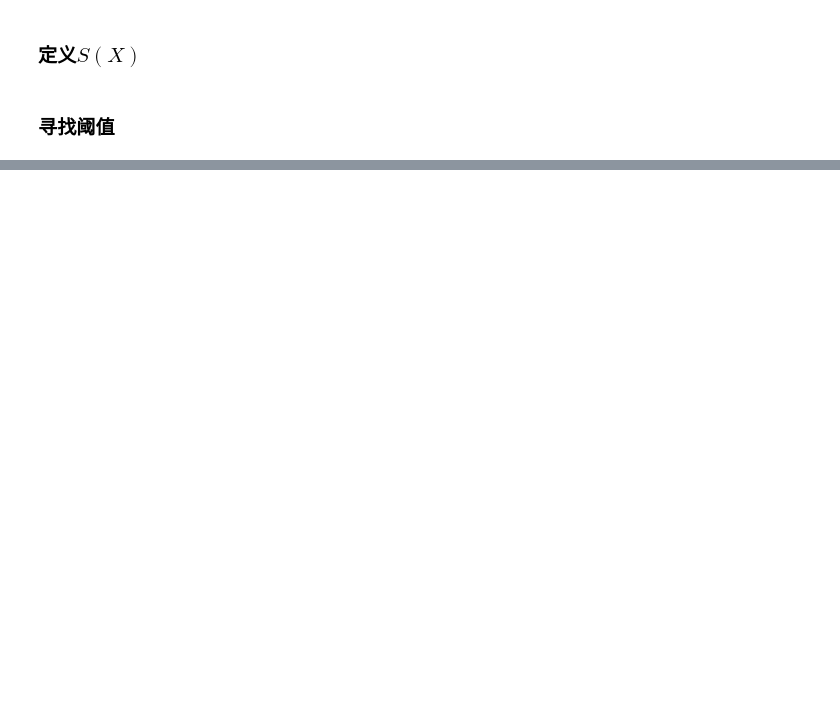
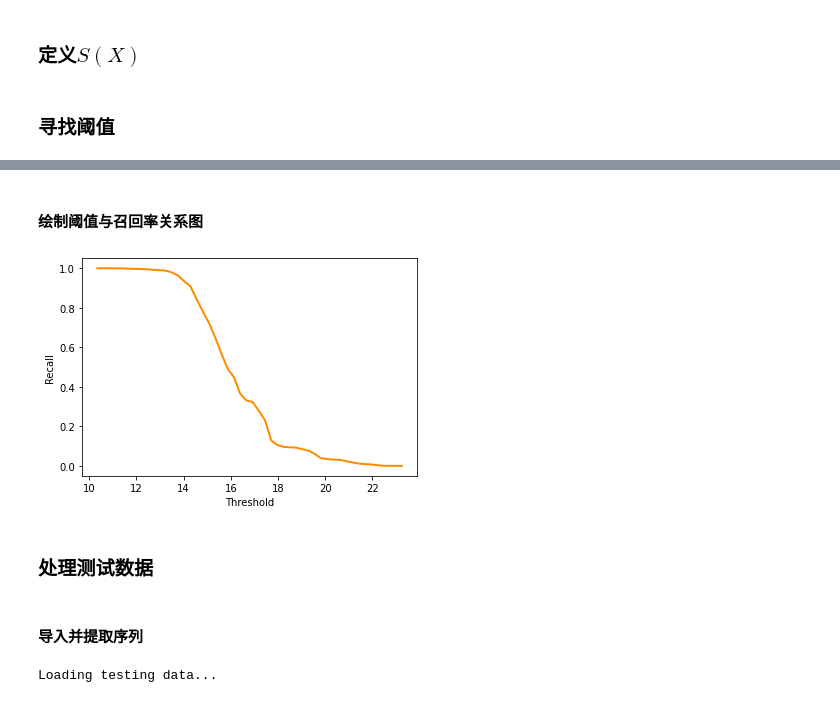
Before and after one commit to LudensZhang/bioinformatic_data_mining, a Jupyter notebook: WAM_for_function_finding.ipynb, the cells around one changed output, grey strips where cells are left out. Cells and saved outputs as stored; diff of their text form; code cells hidden in the pictures; blank space fills up the shorter version.

```diff
--- a/WAM_for_function_finding.ipynb
+++ b/WAM_for_function_finding.ipynb
@@ -74,13 +76,13 @@ for train_file in tqdm(train_files):
                     forward_base = seq[int(position) - 1 + (i - 3)]
                     site_forward_count.loc[i-2, forward_base, base] += 1
 
-        # for i in range(len(seq)-1):    # 统计背景碱基当前一个碱基确定时的数目
-        #     base = seq[i+1]
-        #     forward_base = seq[i]
-        #     try:    # 越过'n'
-        #         background_forward_count.loc[forward_base, base] += 1
-        #     except:
-        #         continue
+        for i in range(len(seq)-1):    # 统计背景碱基当前一个碱基确定时的数目
+            base = seq[i+1]
+            forward_base = seq[i]
+            try:    # 越过'n'
+                background_forward_count.loc[forward_base, base] += 1
+            except:
+                continue
 
         whole_seq += seq
 # %% [output]
@@ -167,10 +193,10 @@ matrix_forward_neg
 ### 定义$S(X)$
 # %%
 def WAMDecisionFunction(seq):
-    score = np.log(matrix_pos.loc[-3, seq[0]]/matrix_neg.loc[-3, seq[0]])
+    score = (np.log(matrix_pos.loc[-3, seq[0]] + 1)/matrix_neg.loc[-3, seq[0]])
 
     for i in range(8):
-        score += np.log(matrix_forward_pos.loc[i-2, seq[i], seq[i+1]]/matrix_forward_neg.loc[seq[i], seq[i+1]])
+        score += (np.log(matrix_forward_pos.loc[i-2, seq[i], seq[i+1]] + 1))/matrix_forward_neg.loc[seq[i], seq[i+1]]
 
     return float(score)
 # %% [markdown]
@@ -180,5 +206,5 @@ def WAMDecisionFunction(seq):
 # %%
-print('Calculating scores for each sequence...')
-
-score_list = [WAMDecisionFunction(seq) for seq in tqdm(site_seqs)]
+scores = [WAMDecisionFunction(seq) for seq in site_seqs]
+scores = np.array(scores)
+scores
 # %% [output]
@@ -210,0 +215,6 @@ array([ True,  True,  True, ...,  True,  True,  True])
+# %%
+threshold = np.linspace(scores.min(), scores.max(), 50)
+
+recall = [np.sum(scores > thr)/scores.shape for thr in threshold]
+recall = np.array(recall).reshape(-1)
+recall
@@ -210,0 +235,48 @@ array([ True,  True,  True, ...,  True,  True,  True])
+# %% [markdown]
+#### 绘制阈值与召回率关系图
+# %%
+plt.figure()
+lw = 2
+plt.plot(
+    threshold,
+    recall,
+    color = 'darkorange',
+    lw = lw,
+    )
+plt.xlabel('Threshold')
+plt.ylabel('Recall')
+plt.show()
+# %% [output]
+[figure, added]
+# %% [markdown]
+### 处理测试数据
+# %% [markdown]
+#### 导入并提取序列
+# %%
+test_site_seqs = []
+test_normal_seqs = []
+
+print('Loading testing data...')
+
+for test_file in tqdm(test_files):
+    with open(train_path + '/' + train_file, 'r') as f:
+        text = f.readlines()
+        test_site_positions = re.findall('(\d+)(?=,)', text[1])    # 提取位置
+
+        for position in test_site_positions:
+            test_site_seqs.append(seq[int(position) - 4:int(position) + 5])
+
+        for num in range(4):    # 提取非位点序列
+            normal_position = np.random.randint(len(seq) - 9)    # 采样至倒数第九位
+            test_normal_seq = seq[normal_position - 4:normal_position + 5]
+
+            while normal_position in test_site_positions or \
+                'n' in test_normal_seq or \
+                len(normal_seq) != 9:    # 排除donar位点与'n'
+
+                normal_position = np.random.randint(len(seq) - 9)
+                normal_seq = seq[normal_position - 4:normal_position + 5]
+
+            test_normal_seqs.append(normal_seq)
+# %% [output]
+Loading testing data...
```
Also changed, not shown: parts of 19 cells of this notebook.
